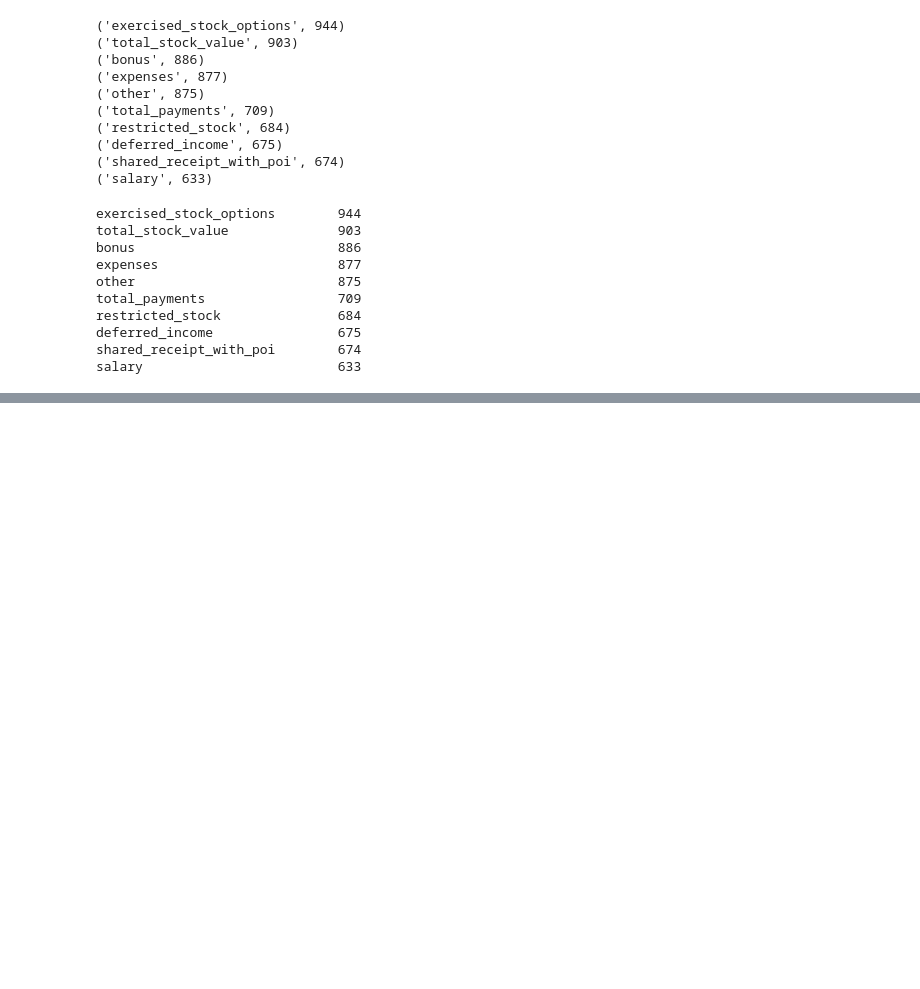
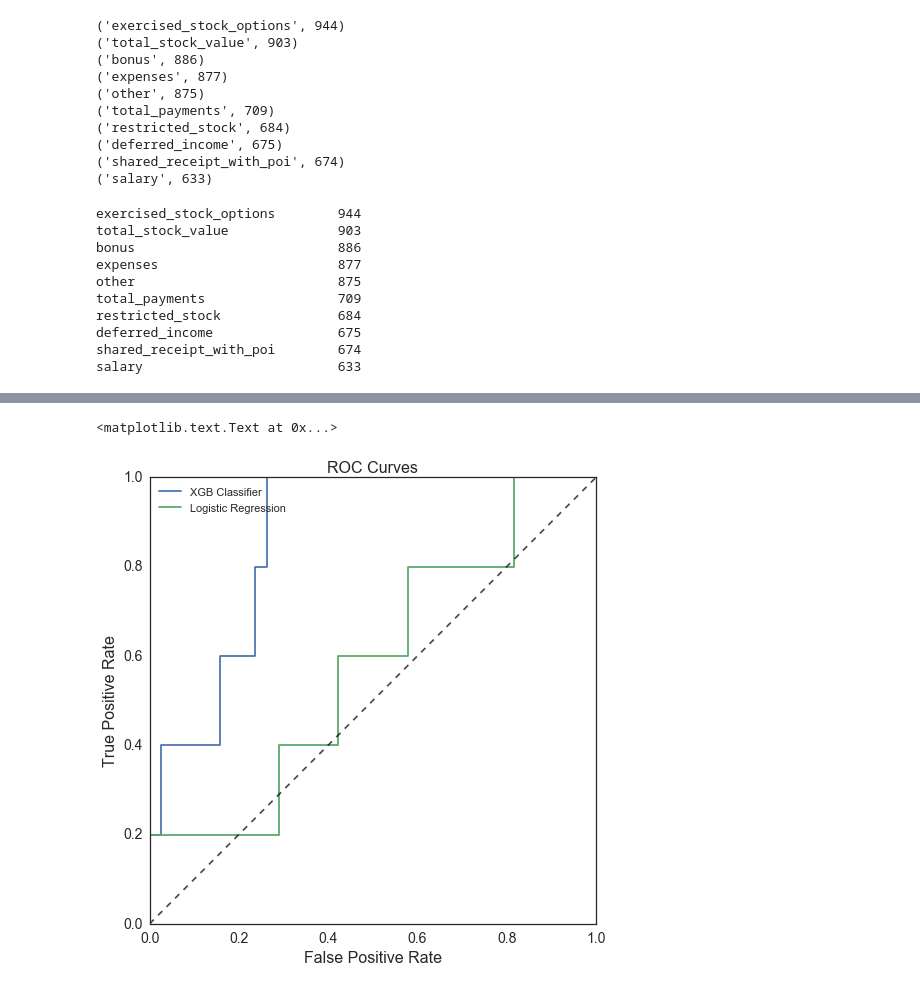
Before and after one commit to omoju/identifyFraudFromEnronEmail, a Jupyter notebook: clustering.ipynb, the cells around one changed output, grey strips where cells are left out. Cells and saved outputs as stored; diff of their text form; code cells hidden in the pictures; blank space fills up the shorter version.

```diff
--- a/clustering.ipynb
+++ b/clustering.ipynb
@@ -246,0 +356,13 @@ _ = ax.set(frame_on = False, ylim = (0, len(clf_xgb.booster().get_fscore())), xt
+# %%
+_ = plt.figure(figsize = (8, 8))
+plt.plot(*roc_curve(Y_test, preds_xgb[:, 1])[:2])
+plt.plot(*roc_curve(Y_test, preds_lr[:, 1])[:2], c = sns.color_palette()[1])
+plt.legend(["XGB Classifier", "Logistic Regression"], loc = "upper left")
+
+_ = plt.plot((0., 1.), (0., 1.), "--k", alpha = .7),
+plt.xlabel("False Positive Rate")
+plt.ylabel("True Positive Rate")
+plt.title("ROC Curves", fontsize = 16.)
+# %% [output]
+<matplotlib.text.Text at 0x...>
+[figure, added]
```
Also changed, not shown: parts of 11 cells of this notebook, 1 other file.
